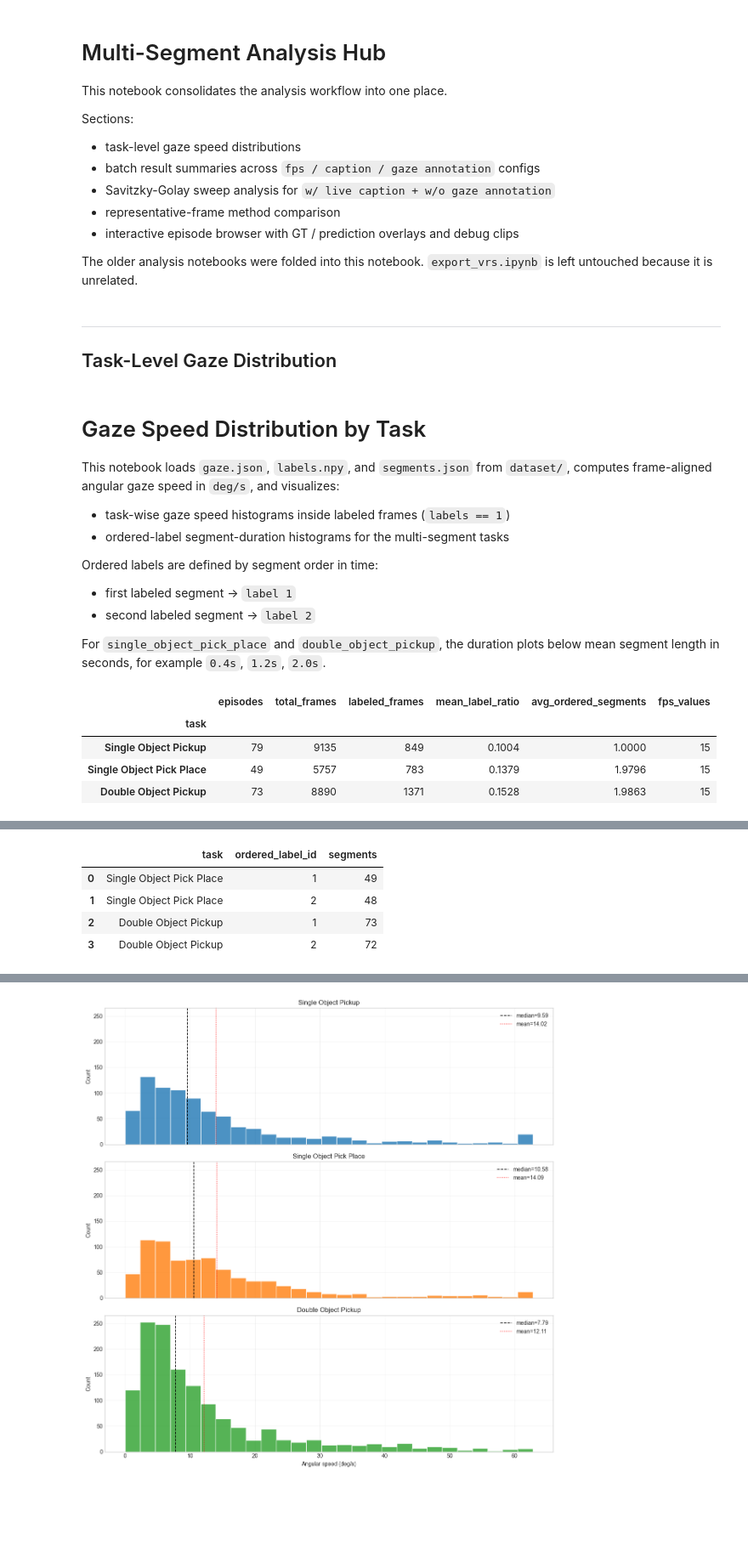
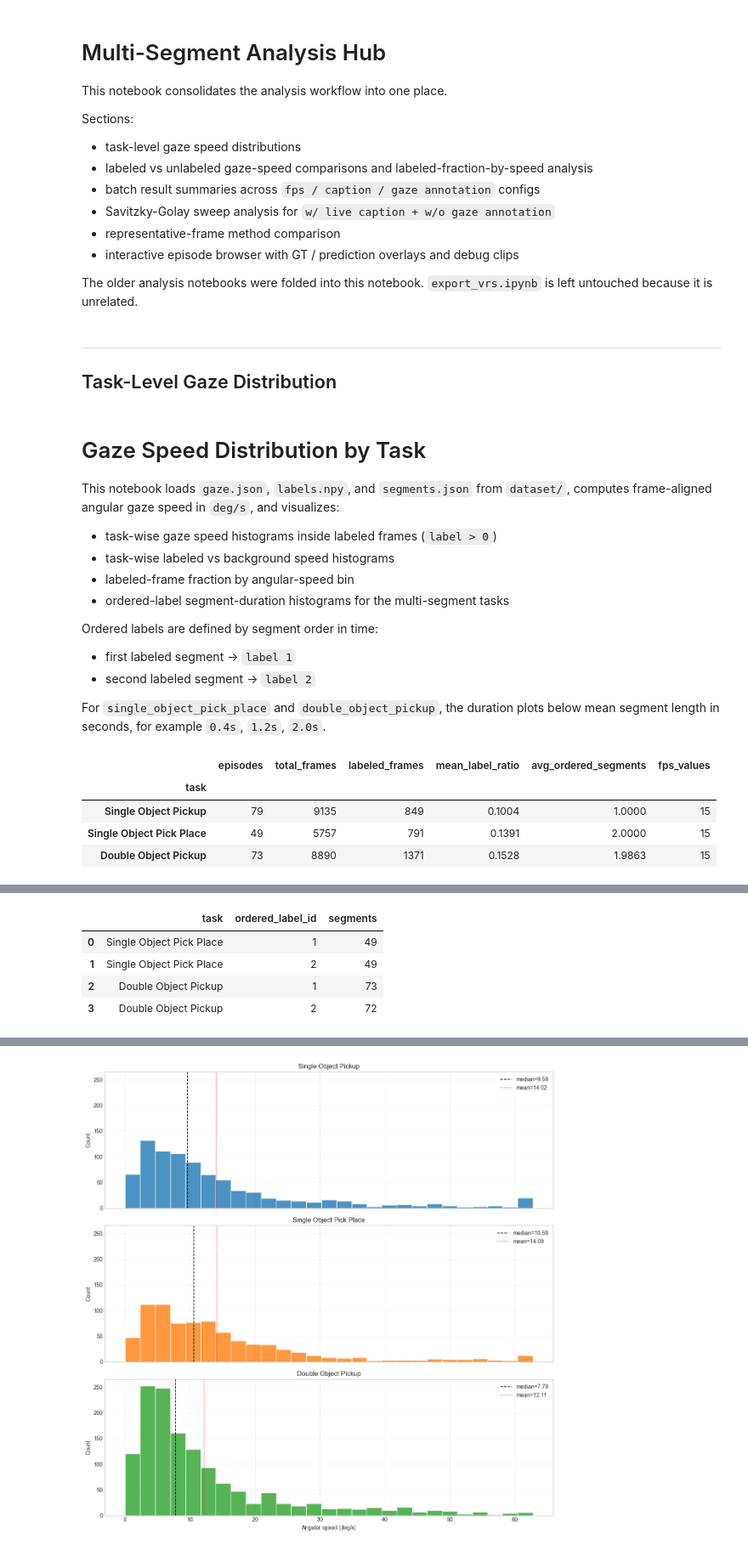
Before and after one commit to dgjun32/aria_keyframe_labeling, a Jupyter notebook: multiseg_eval_episode_compare.ipynb, the cells around one changed output, grey strips where cells are left out. Shown at 85% size. Drawn from its saved outputs; the diff is of its cells as text; code cells hidden in the pictures; blank space fills up the shorter version.

```diff
--- a/multiseg_eval_episode_compare.ipynb
+++ b/multiseg_eval_episode_compare.ipynb
@@ -5,6 +5,7 @@ This notebook consolidates the analysis workflow into one place.
 
 Sections:
 - task-level gaze speed distributions
+- labeled vs unlabeled gaze-speed comparisons and labeled-fraction-by-speed analysis
 - batch result summaries across `fps / caption / gaze annotation` configs
 - Savitzky-Golay sweep analysis for `w/ live caption + w/o gaze annotation`
 - representative-frame method comparison
@@ -19,7 +20,9 @@ The older analysis notebooks were folded into this notebook. `export_vrs.ipynb`
 # Gaze Speed Distribution by Task
 
 This notebook loads `gaze.json`, `labels.npy`, and `segments.json` from `dataset/`, computes frame-aligned angular gaze speed in `deg/s`, and visualizes:
-- task-wise gaze speed histograms inside labeled frames (`labels == 1`)
+- task-wise gaze speed histograms inside labeled frames (`label > 0`)
+- task-wise labeled vs background speed histograms
+- labeled-frame fraction by angular-speed bin
 - ordered-label segment-duration histograms for the multi-segment tasks
 
 Ordered labels are defined by segment order in time:
@@ -286,39 +289,39 @@ for task_label, task_prefix in TASK_CONFIGS.items():
                 )
 
 frames_df = pd.concat(all_frames, ignore_index=True)
-frames_df["label_name"] = np.where(frames_df["label"] == 1, "labeled", "background")
+frames_df["label_name"] = np.where(frames_df["label"] > 0, "labeled", "background")
 episodes_df = pd.DataFrame(episode_rows)
 segment_df = pd.DataFrame(segment_rows)
 
 task_summary = (
     episodes_df.groupby("task", sort=False)
     .agg(
         episodes=("episode", "nunique"),
         total_frames=("frames", "sum"),
         labeled_frames=("labeled_frames", "sum"),
         mean_label_ratio=("label_ratio", "mean"),
         avg_ordered_segments=("ordered_segment_count", "mean"),
         fps_values=("fps", lambda series: ", ".join(sorted({f"{value:g}" for value in series}))),
     )
     .round(4)
 )
 
 display(task_summary)
 display(episodes_df.head())
 
 multi_segment_summary = (
     segment_df[segment_df["task"].isin(MULTI_SEGMENT_TASKS)]
     .groupby(["task", "ordered_label_id"], sort=False)
     .size()
     .rename("segments")
     .reset_index()
 )
 display(multi_segment_summary)
 # %% [output]
 |  | episodes | total_frames | labeled_frames | mean_label_ratio | avg_ordered_segments | fps_values |
 | task |  |  |  |  |  |  |
 | Single Object Pickup | 79 | 9135 | 849 | 0.1004 | 1.0000 | 15 |
-| Single Object Pick Place | 49 | 5757 | 783 | 0.1379 | 1.9796 | 15 |
+| Single Object Pick Place | 49 | 5757 | 791 | 0.1391 | 2.0000 | 15 |
 | Double Object Pickup | 73 | 8890 | 1371 | 0.1528 | 1.9863 | 15 |
 |  | task | episode | frames | labeled_frames | label_ratio | ordered_segment_count | label_1_frames | ... |
 | 0 | Single Object Pickup | 2f_store_dongjun_setup_single_obj... | 211 | 4 | 0.018957 | 1 | 4 | ... |
@@ -328,7 +331,7 @@ display(multi_segment_summary)
 | 4 | Single Object Pickup | 2f_store_dongjun_setup_single_obj... | 115 | 12 | 0.104348 | 1 | 12 | ... |
 |  | task | ordered_label_id | segments |
 | 0 | Single Object Pick Place | 1 | 49 |
-| 1 | Single Object Pick Place | 2 | 48 |
+| 1 | Single Object Pick Place | 2 | 49 |
 | 2 | Double Object Pickup | 1 | 73 |
 | 3 | Double Object Pickup | 2 | 72 |
 # %%
```
Also changed, not shown: parts of 18 cells of this notebook, 20 other files.
